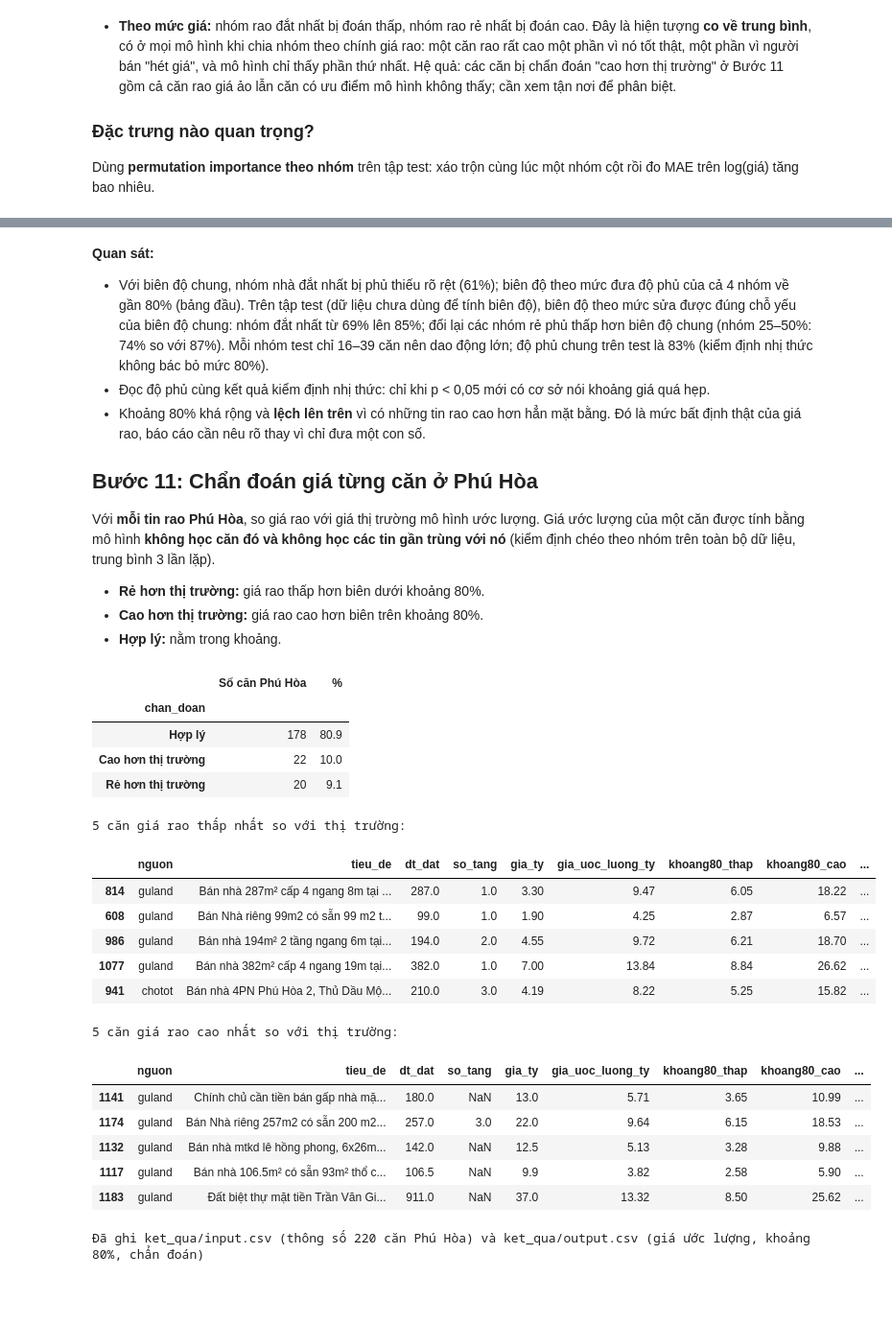
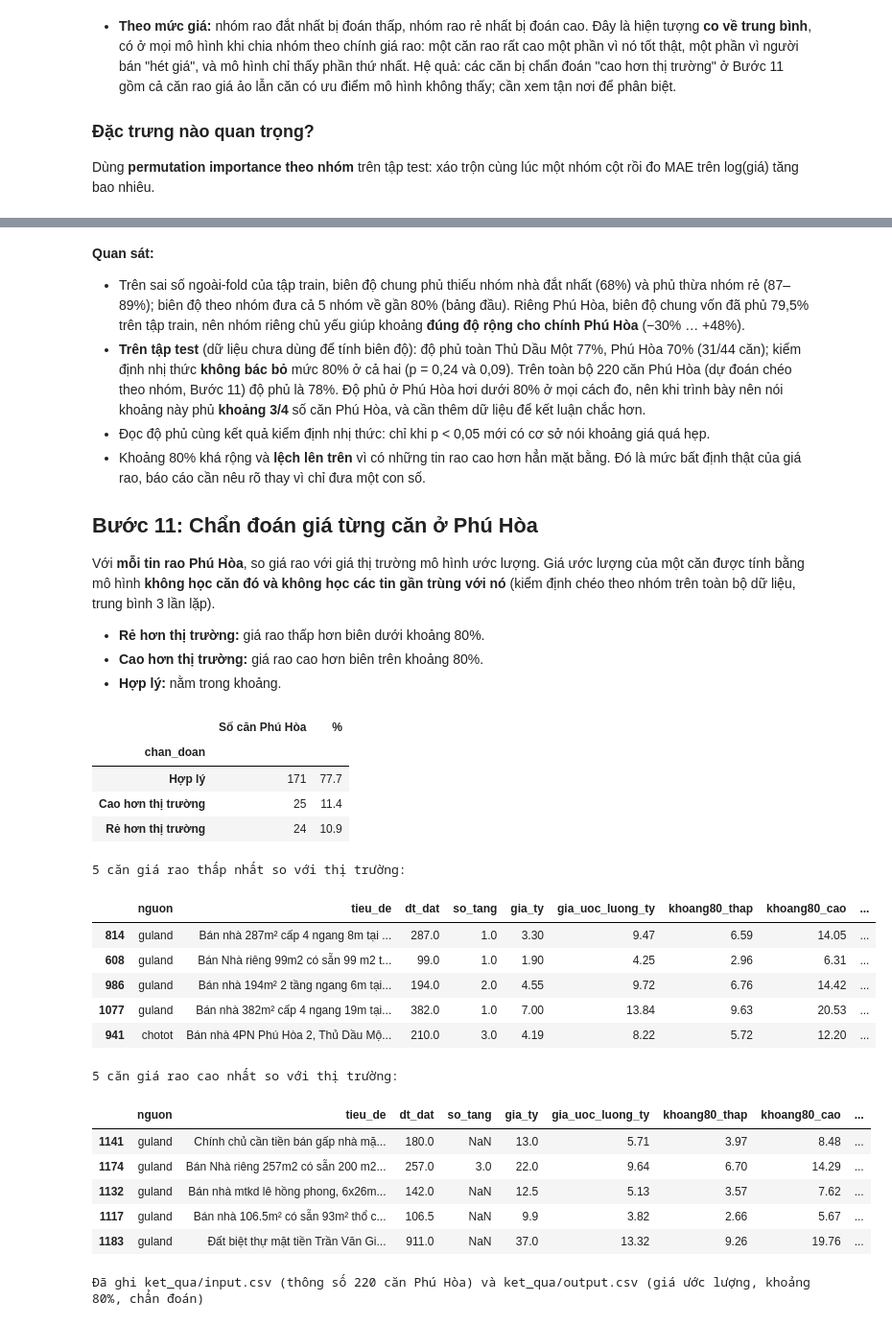
Before and after one commit to 2324801030095-cloud/Project_Du-doan-gia-nha, a Jupyter notebook: notebooks/2324801030095.ipynb, the cells around one changed output, grey strips where cells are left out. Shown at 96% size. Saved outputs shown, nothing was run; the diff lists cells and outputs as text; code cells hidden in the pictures; blank space fills up the shorter version.

```diff
--- a/notebooks/2324801030095.ipynb
+++ b/notebooks/2324801030095.ipynb
@@ -538,8 +538,10 @@ Như bài giảng: mô hình học trên tập **train**, rồi được chấm
 # %%
-from sklearn.model_selection import GroupShuffleSplit
+from sklearn.model_selection import StratifiedGroupKFold
 
 idx_tdm = df.index[df["tdm"] == 1].to_numpy()
-_, vt_test = next(GroupShuffleSplit(n_splits=1, test_size=0.2, random_state=RANDOM_STATE).split(idx_tdm, groups=df.loc[idx_tdm, "nhom"]))
+# 1 trong 5 phần (20%), chia theo nhóm tin gần trùng và phân tầng theo Phú Hòa -> tập test có tỷ lệ căn Phú Hòa như toàn bộ
+_, vt_test = next(StratifiedGroupKFold(n_splits=5, shuffle=True, random_state=RANDOM_STATE)
+                  .split(idx_tdm, y=df.loc[idx_tdm, "phu_hoa"], groups=df.loc[idx_tdm, "nhom"]))
 df["tap"] = np.where(df.index.isin(idx_tdm[vt_test]), "test", "train")
 train, test = df[df["tap"] == "train"].reset_index(drop=True), df[df["tap"] == "test"].reset_index(drop=True)
 assert not set(train["nhom"]) & set(test["nhom"])            # không nhóm nào nằm ở cả hai tập
@@ -1072,24 +1074,26 @@ Một con số dự đoán đơn lẻ chưa đủ để ra quyết định. Ta m
 # %%
-from mo_hinh_gia import hieu_chinh_khoang, phan_vi_cho, muc_gia
+from mo_hinh_gia import hieu_chinh_khoang, phan_vi_cho, muc_gia, nhom_khoang
 P_tdm, Y_tdm = OOF[ten_tot_nhat][:, la_tdm], train["y"].to_numpy()[la_tdm]
 NGUONG = np.quantile(P_tdm.mean(axis=0), [0.25, 0.5, 0.75]).tolist()          # ngưỡng 4 mức giá (log tỷ)
 r = (Y_tdm - P_tdm).ravel()
-KHOANG = hieu_chinh_khoang(r, muc_gia(P_tdm.ravel(), NGUONG))
+la_ph_tdm = np.tile(train["phu_hoa"].to_numpy()[la_tdm] == 1, P_tdm.shape[0])  # căn Phú Hòa, lặp theo số lần kiểm định chéo
+m_all = nhom_khoang(P_tdm.ravel(), NGUONG, la_ph_tdm)                       # nhóm: "ph" cho Phú Hòa, "0".."3" cho căn khác
+KHOANG = hieu_chinh_khoang(r, m_all)
 KHOANG["nguong"] = NGUONG
 Q = KHOANG["chung"]                                                           # biên độ chung (để so sánh)
 
-ten_muc = ["Rẻ nhất 25%", "25–50%", "50–75%", "Đắt nhất 25%"]
-m_all = muc_gia(P_tdm.ravel(), NGUONG)
+NHOM_KH = ["0", "1", "2", "3", "ph"]
+ten_muc = ["Rẻ nhất 25% (ngoài Phú Hòa)", "25–50% (ngoài Phú Hòa)", "50–75% (ngoài Phú Hòa)", "Đắt nhất 25% (ngoài Phú Hòa)", "Phú Hòa (mọi mức giá)"]
 q_rieng = phan_vi_cho(m_all, KHOANG)
 so_sanh_kh = pd.DataFrame({
-    "Số căn": [int((muc_gia(P_tdm.mean(0), NGUONG) == k).sum()) for k in range(4)],
-    "Độ phủ – biên độ chung (%)": [np.mean(((r >= Q["q10"]) & (r <= Q["q90"]))[m_all == k]) * 100 for k in range(4)],
-    "Độ phủ – biên độ theo mức (%)": [np.mean(((r >= q_rieng["q10"]) & (r <= q_rieng["q90"]))[m_all == k]) * 100 for k in range(4)],
-    "Biên độ 80% theo mức": [f"{(np.exp(KHOANG['nhom'][str(k)]['q10']) - 1) * 100:+.0f}% … {(np.exp(KHOANG['nhom'][str(k)]['q90']) - 1) * 100:+.0f}%" for k in range(4)],
+    "Số sai số ngoài-fold": [int((m_all == k).sum()) for k in NHOM_KH],
+    "Độ phủ – biên độ chung (%)": [np.mean(((r >= Q["q10"]) & (r <= Q["q90"]))[m_all == k]) * 100 for k in NHOM_KH],
+    "Độ phủ – biên độ theo nhóm (%)": [np.mean(((r >= q_rieng["q10"]) & (r <= q_rieng["q90"]))[m_all == k]) * 100 for k in NHOM_KH],
+    "Biên độ 80% theo nhóm": [f"{(np.exp(KHOANG['nhom'][k]['q10']) - 1) * 100:+.0f}% … {(np.exp(KHOANG['nhom'][k]['q90']) - 1) * 100:+.0f}%" for k in NHOM_KH],
 }, index=ten_muc)
 display(so_sanh_kh.round(1))
 
-q_test = phan_vi_cho(muc_gia(p_test[ten_tot_nhat], NGUONG), KHOANG)
+q_test = phan_vi_cho(nhom_khoang(p_test[ten_tot_nhat], NGUONG, test["phu_hoa"].to_numpy() == 1), KHOANG)
 lo80, hi80 = p_test[ten_tot_nhat] + q_test["q10"], p_test[ten_tot_nhat] + q_test["q90"]
 lo50, hi50 = p_test[ten_tot_nhat] + q_test["q25"], p_test[ten_tot_nhat] + q_test["q75"]
 yt = test["y"].to_numpy()
@@ -1134,6 +1140,7 @@ test Phú Hòa: 21/26 căn trong khoảng (81%), p = 0.62 → không đủ bằn
 # %% [markdown]
 **Quan sát:**
-- Với biên độ chung, nhóm nhà đắt nhất bị phủ thiếu rõ rệt (61%); biên độ theo mức đưa độ phủ của cả 4 nhóm về gần 80% (bảng đầu). Trên tập test (dữ liệu chưa dùng để tính biên độ), biên độ theo mức sửa được đúng chỗ yếu của biên độ chung: nhóm đắt nhất từ 69% lên 85%; đổi lại các nhóm rẻ phủ thấp hơn biên độ chung (nhóm 25–50%: 74% so với 87%). Mỗi nhóm test chỉ 16–39 căn nên dao động lớn; độ phủ chung trên test là 83% (kiểm định nhị thức không bác bỏ mức 80%).
+- Trên sai số ngoài-fold của tập train, biên độ chung phủ thiếu nhóm nhà đắt nhất (68%) và phủ thừa nhóm rẻ (87–89%); biên độ theo nhóm đưa cả 5 nhóm về gần 80% (bảng đầu). Riêng Phú Hòa, biên độ chung vốn đã phủ 79,5% trên tập train, nên nhóm riêng chủ yếu giúp khoảng **đúng độ rộng cho chính Phú Hòa** (−30% … +48%).
+- **Trên tập test** (dữ liệu chưa dùng để tính biên độ): độ phủ toàn Thủ Dầu Một 77%, Phú Hòa 70% (31/44 căn); kiểm định nhị thức **không bác bỏ** mức 80% ở cả hai (p = 0,24 và 0,09). Trên toàn bộ 220 căn Phú Hòa (dự đoán chéo theo nhóm, Bước 11) độ phủ là 78%. Độ phủ ở Phú Hòa hơi dưới 80% ở mọi cách đo, nên khi trình bày nên nói khoảng này phủ **khoảng 3/4** số căn Phú Hòa, và cần thêm dữ liệu để kết luận chắc hơn.
 - Đọc độ phủ cùng kết quả kiểm định nhị thức: chỉ khi p < 0,05 mới có cơ sở nói khoảng giá quá hẹp.
 - Khoảng 80% khá rộng và **lệch lên trên** vì có những tin rao cao hơn hẳn mặt bằng. Đó là mức bất định thật của giá rao, báo cáo cần nêu rõ thay vì chỉ đưa một con số.
 
@@ -1145,36 +1152,36 @@ Với **mỗi tin rao Phú Hòa**, so giá rao với giá thị trường mô h
 # %%
 oof_all = du_doan_cheo_lap(MO_HINH[ten_tot_nhat], df, so_lan=SO_LAN, seed=7).mean(axis=0)
 df["gia_uoc_luong_ty"] = np.exp(oof_all)
-q_all = phan_vi_cho(muc_gia(oof_all, NGUONG), KHOANG)                       # biên độ theo mức giá của từng căn
+q_all = phan_vi_cho(nhom_khoang(oof_all, NGUONG, df["phu_hoa"].to_numpy() == 1), KHOANG)   # biên độ theo nhóm của từng căn
 df["khoang80_thap"] = np.exp(oof_all + q_all["q10"]); df["khoang80_cao"] = np.exp(oof_all + q_all["q90"])
 df["chenh_lech_pt"] = (df["gia_ty"] / df["gia_uoc_luong_ty"] - 1) * 100
 df["chan_doan"] = np.select([df["gia_ty"] < df["khoang80_thap"], df["gia_ty"] > df["khoang80_cao"]],
                             ["Rẻ hơn thị trường", "Cao hơn thị trường"], "Hợp lý")
 ph = df[df["phu_hoa"] == 1]
 display(ph["chan_doan"].value_counts().to_frame("Số căn Phú Hòa").assign(**{"%": lambda t: (t["Số căn Phú Hòa"] / len(ph) * 100).round(1)}))
 cot = ["nguon", "tieu_de", "dt_dat", "so_tang", "gia_ty", "gia_uoc_luong_ty", "khoang80_thap", "khoang80_cao", "chenh_lech_pt"]
 print("5 căn giá rao thấp nhất so với thị trường:"); display(ph.sort_values("chenh_lech_pt")[cot].head(5).round(2))
 print("5 căn giá rao cao nhất so với thị trường:"); display(ph.sort_values("chenh_lech_pt")[cot].tail(5).round(2))
 # %% [output]
 |  | Số căn Phú Hòa | % |
 | chan_doan |  |  |
-| Hợp lý | 178 | 80.9 |
-| Cao hơn thị trường | 22 | 10.0 |
-| Rẻ hơn thị trường | 20 | 9.1 |
+| Hợp lý | 171 | 77.7 |
+| Cao hơn thị trường | 25 | 11.4 |
+| Rẻ hơn thị trường | 24 | 10.9 |
 5 căn giá rao thấp nhất so với thị trường:
 |  | nguon | tieu_de | dt_dat | so_tang | gia_ty | gia_uoc_luong_ty | khoang80_thap | khoang80_cao | ... |
-| 814 | guland | Bán nhà 287m² cấp 4 ngang 8m tại ... | 287.0 | 1.0 | 3.30 | 9.47 | 6.05 | 18.22 | ... |
-| 608 | guland | Bán Nhà riêng 99m2 có sẵn 99 m2 t... | 99.0 | 1.0 | 1.90 | 4.25 | 2.87 | 6.57 | ... |
-| 986 | guland | Bán nhà 194m² 2 tầng ngang 6m tại... | 194.0 | 2.0 | 4.55 | 9.72 | 6.21 | 18.70 | ... |
-| 1077 | guland | Bán nhà 382m² cấp 4 ngang 19m tại... | 382.0 | 1.0 | 7.00 | 13.84 | 8.84 | 26.62 | ... |
-| 941 | chotot | Bán nhà 4PN Phú Hòa 2, Thủ Dầu Mộ... | 210.0 | 3.0 | 4.19 | 8.22 | 5.25 | 15.82 | ... |
+| 814 | guland | Bán nhà 287m² cấp 4 ngang 8m tại ... | 287.0 | 1.0 | 3.30 | 9.47 | 6.59 | 14.05 | ... |
+| 608 | guland | Bán Nhà riêng 99m2 có sẵn 99 m2 t... | 99.0 | 1.0 | 1.90 | 4.25 | 2.96 | 6.31 | ... |
+| 986 | guland | Bán nhà 194m² 2 tầng ngang 6m tại... | 194.0 | 2.0 | 4.55 | 9.72 | 6.76 | 14.42 | ... |
+| 1077 | guland | Bán nhà 382m² cấp 4 ngang 19m tại... | 382.0 | 1.0 | 7.00 | 13.84 | 9.63 | 20.53 | ... |
+| 941 | chotot | Bán nhà 4PN Phú Hòa 2, Thủ Dầu Mộ... | 210.0 | 3.0 | 4.19 | 8.22 | 5.72 | 12.20 | ... |
 5 căn giá rao cao nhất so với thị trường:
 |  | nguon | tieu_de | dt_dat | so_tang | gia_ty | gia_uoc_luong_ty | khoang80_thap | khoang80_cao | ... |
-| 1141 | guland | Chính chủ cần tiền bán gấp nhà mặ... | 180.0 | NaN | 13.0 | 5.71 | 3.65 | 10.99 | ... |
-| 1174 | guland | Bán Nhà riêng 257m2 có sẵn 200 m2... | 257.0 | 3.0 | 22.0 | 9.64 | 6.15 | 18.53 | ... |
-| 1132 | guland | Bán nhà mtkd lê hồng phong, 6x26m... | 142.0 | NaN | 12.5 | 5.13 | 3.28 | 9.88 | ... |
-| 1117 | guland | Bán nhà 106.5m² có sẵn 93m² thổ c... | 106.5 | NaN | 9.9 | 3.82 | 2.58 | 5.90 | ... |
-| 1183 | guland | Đất biệt thự mặt tiền Trần Văn Gi... | 911.0 | NaN | 37.0 | 13.32 | 8.50 | 25.62 | ... |
+| 1141 | guland | Chính chủ cần tiền bán gấp nhà mặ... | 180.0 | NaN | 13.0 | 5.71 | 3.97 | 8.48 | ... |
+| 1174 | guland | Bán Nhà riêng 257m2 có sẵn 200 m2... | 257.0 | 3.0 | 22.0 | 9.64 | 6.70 | 14.29 | ... |
+| 1132 | guland | Bán nhà mtkd lê hồng phong, 6x26m... | 142.0 | NaN | 12.5 | 5.13 | 3.57 | 7.62 | ... |
+| 1117 | guland | Bán nhà 106.5m² có sẵn 93m² thổ c... | 106.5 | NaN | 9.9 | 3.82 | 2.66 | 5.67 | ... |
+| 1183 | guland | Đất biệt thự mặt tiền Trần Văn Gi... | 911.0 | NaN | 37.0 | 13.32 | 9.26 | 19.76 | ... |
 # %%
 xuat = ph.assign(dien_tich_m2=ph["dt_dat"]).rename(columns={"id": "ma_tin", "url": "link_tin", "gia_ty": "gia_rao_ty"})
 xuat[["ma_tin", "nguon", "link_tin", "tieu_de", "dien_tich_m2", "ngang", "so_tang", "phong_ngu", "so_wc", "cap_loi_vao",
```
Also changed, not shown: parts of 27 cells of this notebook, 20 other files.
